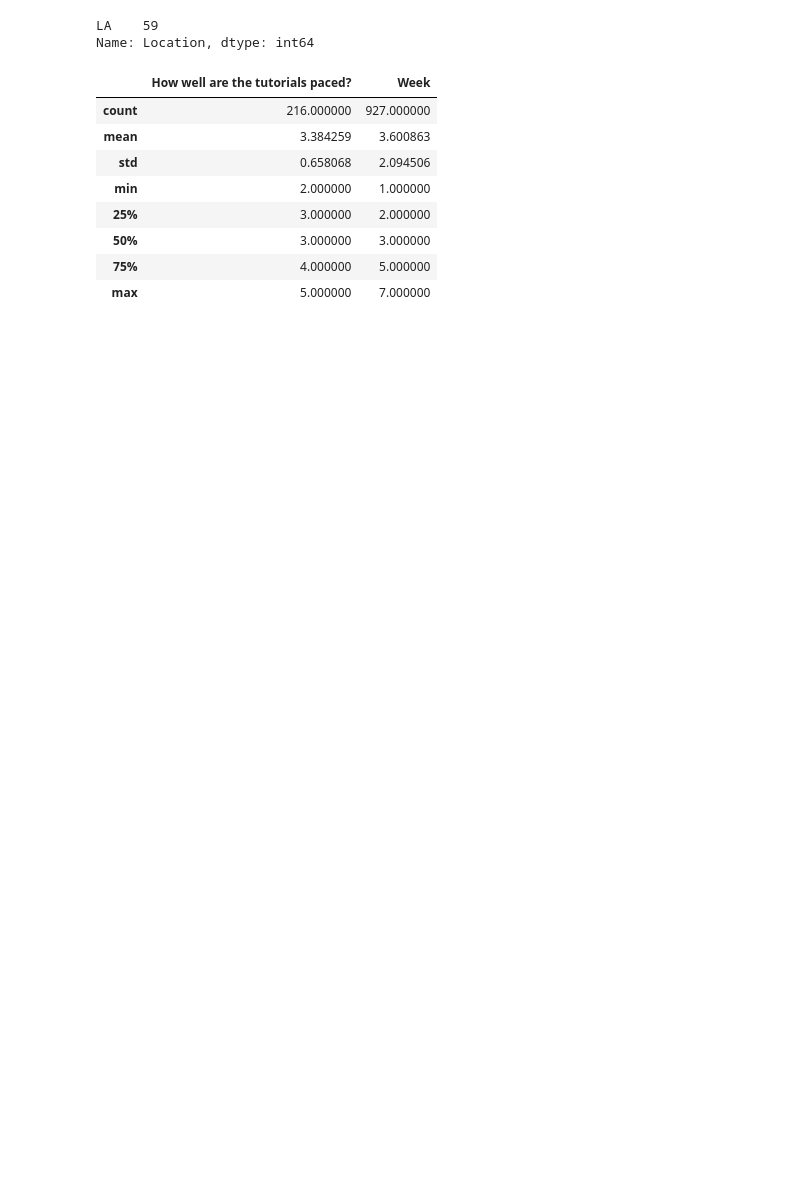
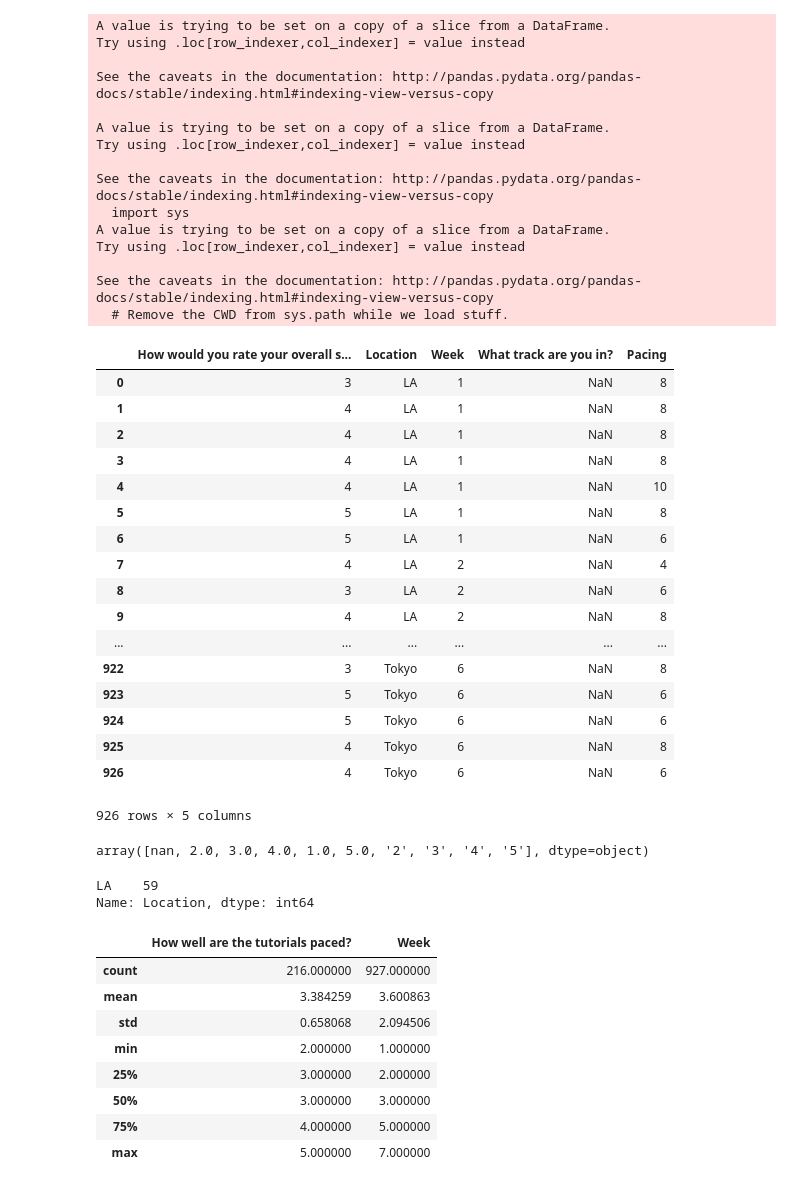
Before and after one commit to Sukhrobjon/DS-1.1, a Jupyter notebook: summer_academy_NPS/second_data_2016.ipynb, the cells around one changed output. Drawn from its saved outputs; the diff is of its cells as text; code cells hidden in the pictures; blank space fills up the shorter version.

```diff
--- a/summer_academy_NPS/second_data_2016.ipynb
+++ b/summer_academy_NPS/second_data_2016.ipynb
@@ -51,0 +68,14 @@ To retain the current behavior and silence the warning, pass 'sort=True'.
+# %%
+def clean_combine_pacing(df):
+    # Drop confounding #REF! value
+    df = df[df["How well is the schedule paced?"] != "#REF!"]
+
+    # Replace NaNs with zero-values
+    df["How well are the tutorials paced?"] = df["How well are the tutorials paced?"].fillna(0).astype(int)
+    df["How well is the schedule paced?"] = df["How well is the schedule paced?"].fillna(0).astype(int)
+
+    # Merge both columns into new column "Pacing"
+    df["Pacing"] = (df["How well are the tutorials paced?"] + df["How well is the schedule paced?"]) * 2
+    df.drop(columns=["How well are the tutorials paced?", "How well is the schedule paced?"], inplace=True)
+
+    return df
@@ -52,3 +92,44 @@ To retain the current behavior and silence the warning, pass 'sort=True'.
+# %%
+df = clean_combine_pacing(df)
+df
+# %% [output]
+A value is trying to be set on a copy of a slice from a DataFrame.
+Try using .loc[row_indexer,col_indexer] = value instead
+
+See the caveats in the documentation: http://pandas.pydata.org/pandas-docs/stable/indexing.html#indexing-view-versus-copy
+
+A value is trying to be set on a copy of a slice from a DataFrame.
+Try using .loc[row_indexer,col_indexer] = value instead
+
+See the caveats in the documentation: http://pandas.pydata.org/pandas-docs/stable/indexing.html#indexing-view-versus-copy
+  import sys
+A value is trying to be set on a copy of a slice from a DataFrame.
+Try using .loc[row_indexer,col_indexer] = value instead
+
+See the caveats in the documentation: http://pandas.pydata.org/pandas-docs/stable/indexing.html#indexing-view-versus-copy
+  # Remove the CWD from sys.path while we load stuff.
+|  | How would you rate your overall s... | Location | Week | What track are you in? | Pacing |
+| 0 | 3 | LA | 1 | NaN | 8 |
+| 1 | 4 | LA | 1 | NaN | 8 |
+| 2 | 4 | LA | 1 | NaN | 8 |
+| 3 | 4 | LA | 1 | NaN | 8 |
+| 4 | 4 | LA | 1 | NaN | 10 |
+| 5 | 5 | LA | 1 | NaN | 8 |
+| 6 | 5 | LA | 1 | NaN | 6 |
+| 7 | 4 | LA | 2 | NaN | 4 |
+| 8 | 3 | LA | 2 | NaN | 6 |
+| 9 | 4 | LA | 2 | NaN | 8 |
+| ... | ... | ... | ... | ... | ... |
+| 922 | 3 | Tokyo | 6 | NaN | 8 |
+| 923 | 5 | Tokyo | 6 | NaN | 6 |
+| 924 | 5 | Tokyo | 6 | NaN | 6 |
+| 925 | 4 | Tokyo | 6 | NaN | 8 |
+| 926 | 4 | Tokyo | 6 | NaN | 6 |
+926 rows × 5 columns
+# %%
+df["How well is the schedule paced?"].unique()
+# %% [output]
+array([nan, 2.0, 3.0, 4.0, 1.0, 5.0, '2', '3', '4', '5'], dtype=object)
 # %%
 df[df.Location == 'LA']['Location'].value_counts()
 # %% [output]
```
Also changed, not shown: parts of 5 cells of this notebook.
